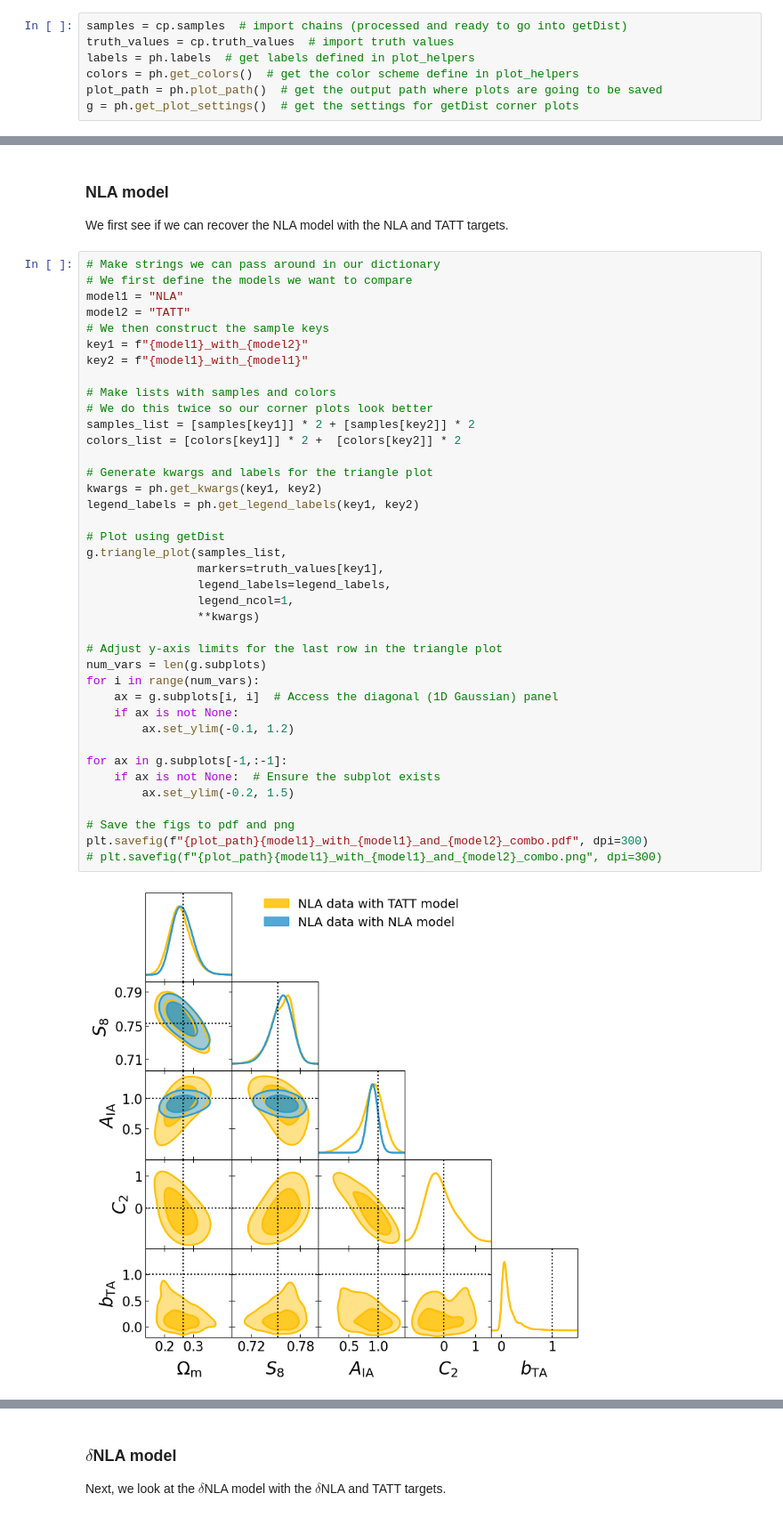
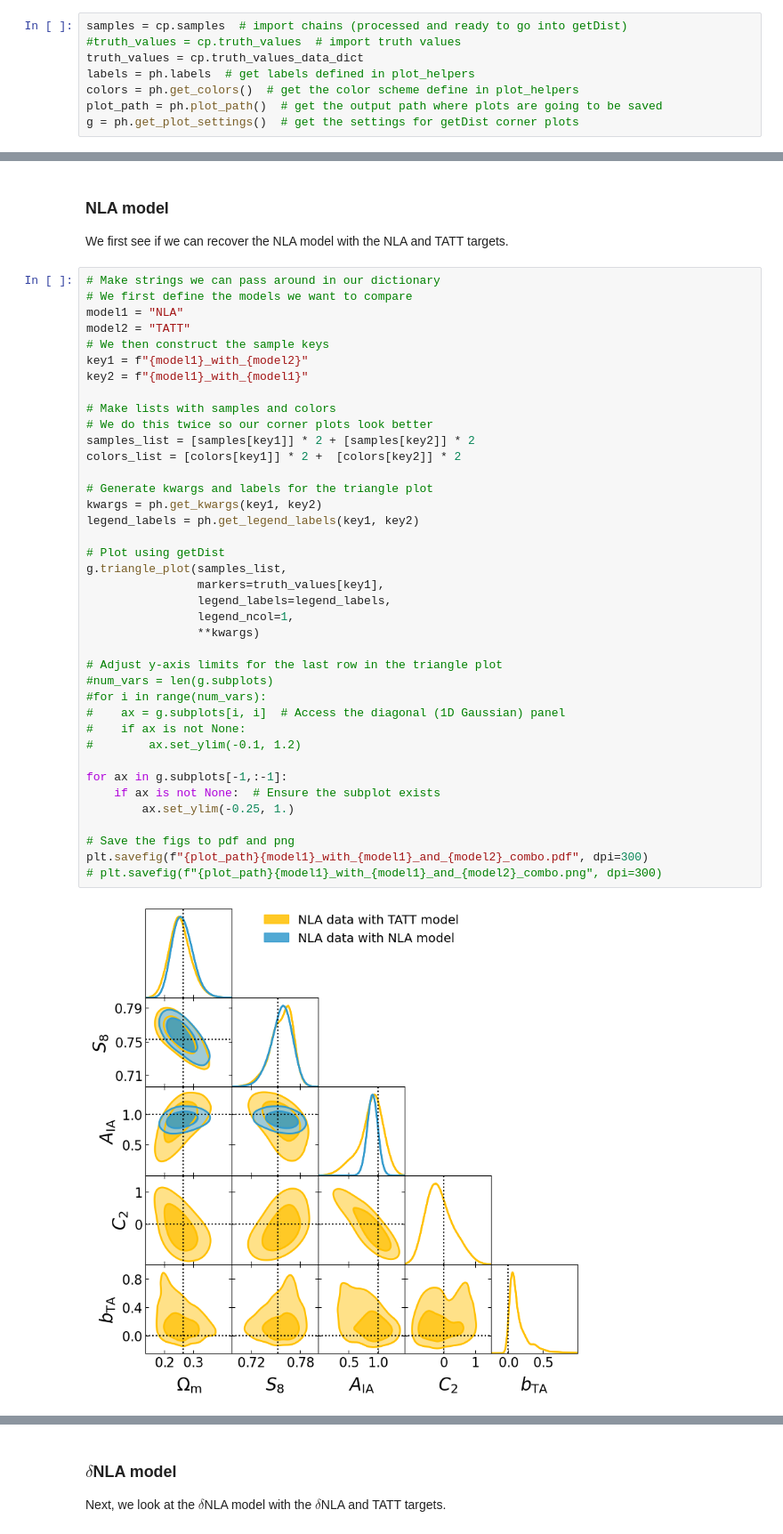
Before and after one commit to LSSTDESC/SkySim5000_IA_infusion, a Jupyter notebook: validation_with_inference/corner_plots_skysim5000_ia_infusion.ipynb, the cells around one changed output, grey strips where cells are left out. Shown at 89% size. Drawn from its saved outputs; the diff is of its cells as text.

```diff
--- a/validation_with_inference/corner_plots_skysim5000_ia_infusion.ipynb
+++ b/validation_with_inference/corner_plots_skysim5000_ia_infusion.ipynb
@@ -51,6 +51,7 @@ Removed no burn in
 # %%
 samples = cp.samples  # import chains (processed and ready to go into getDist)
-truth_values = cp.truth_values  # import truth values
+#truth_values = cp.truth_values  # import truth values
+truth_values = cp.truth_values_data_dict
 labels = ph.labels  # get labels defined in plot_helpers
 colors = ph.get_colors()  # get the color scheme define in plot_helpers
 plot_path = ph.plot_path()  # get the output path where plots are going to be saved
@@ -72,40 +73,40 @@ model1 = "NLA"
 model2 = "TATT"
 # We then construct the sample keys
 key1 = f"{model1}_with_{model2}"
 key2 = f"{model1}_with_{model1}"
 
 # Make lists with samples and colors
 # We do this twice so our corner plots look better
 samples_list = [samples[key1]] * 2 + [samples[key2]] * 2
 colors_list = [colors[key1]] * 2 +  [colors[key2]] * 2
 
 # Generate kwargs and labels for the triangle plot
 kwargs = ph.get_kwargs(key1, key2)
 legend_labels = ph.get_legend_labels(key1, key2)
 
 # Plot using getDist
 g.triangle_plot(samples_list,
                 markers=truth_values[key1],
                 legend_labels=legend_labels,
                 legend_ncol=1,
                 **kwargs)
 
 # Adjust y-axis limits for the last row in the triangle plot
-num_vars = len(g.subplots)
-for i in range(num_vars):
-    ax = g.subplots[i, i]  # Access the diagonal (1D Gaussian) panel
-    if ax is not None:
-        ax.set_ylim(-0.1, 1.2)
+#num_vars = len(g.subplots)
+#for i in range(num_vars):
+#    ax = g.subplots[i, i]  # Access the diagonal (1D Gaussian) panel
+#    if ax is not None:
+#        ax.set_ylim(-0.1, 1.2)
 
 for ax in g.subplots[-1,:-1]:
     if ax is not None:  # Ensure the subplot exists
-        ax.set_ylim(-0.2, 1.5)
+        ax.set_ylim(-0.25, 1.)
 
 # Save the figs to pdf and png
 plt.savefig(f"{plot_path}{model1}_with_{model1}_and_{model2}_combo.pdf", dpi=300)
 # plt.savefig(f"{plot_path}{model1}_with_{model1}_and_{model2}_combo.png", dpi=300)
 # %% [output]
-[figure, old version]
+[figure, new version]
 # %%
 # Make strings we can pass around in our dictionary
 # We first define the models we want to compare
```
Also changed, not shown: parts of 7 cells of this notebook.
